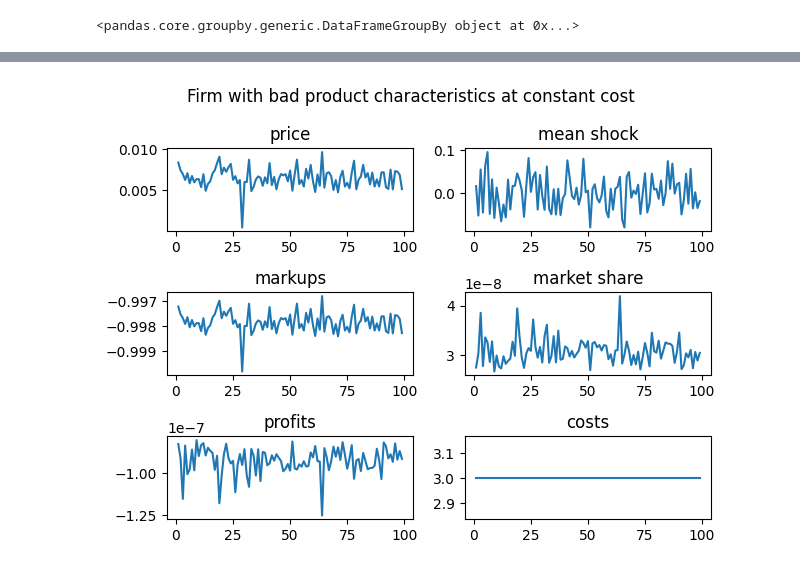
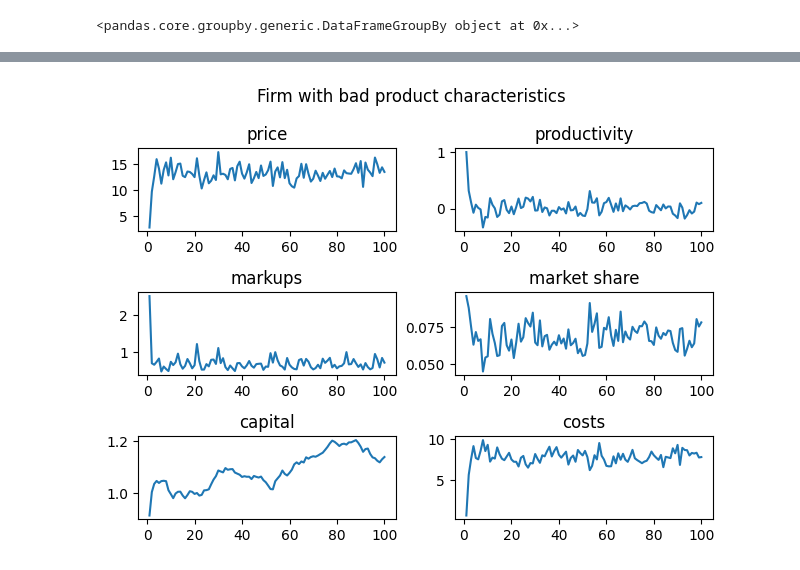
Before and after one commit to anuscabc/markdown_estimation, a Jupyter notebook: plots/plot_single_run.ipynb, the cells around one changed output, grey strips where cells are left out. Drawn from its saved outputs; the diff is of its cells as text; code cells hidden in the pictures.

```diff
--- a/plots/plot_single_run.ipynb
+++ b/plots/plot_single_run.ipynb
@@ -2,7 +2,7 @@
 import pandas as pd
 import matplotlib.pyplot as plt
 # %%
-df = pd.read_csv('../data/market_100.csv')
+df = pd.read_csv('../data/market_integrates_100.csv')
 # %%
 df_grouped = df.groupby('product')
 print(df_grouped)
@@ -70,9 +70,9 @@ plt.show()
 # %%
-df_cc = pd.read_csv('../data/market_constant_cost100.csv')
-print(df_cc.head(11))
-df_grouped_cc = df_cc.groupby('product')
+# df_cc = pd.read_csv('../data/market_constant_cost100.csv')
+print(df.head(11))
+df_grouped_cc = df.groupby('product')
 # Look at the firm with bad product charactristics
 group1_cc = df_grouped_cc.get_group(1)
 # Look at a firm with good product characteristics
-group4_cc = df_grouped_cc.get_group(4)
+group4_cc = df_grouped_cc.get_group(5)
 # %% [output]
@@ -96,24 +96,24 @@ group4_cc = df_grouped_cc.get_group(4)
 # %%
 fig, [[ax1, ax2], [ax3, ax4], [ax5, ax6]] = plt.subplots(3, 2)
-fig.suptitle(f'Firm with bad product characteristics at constant cost')
+fig.suptitle(f'Firm with bad product characteristics')
 
 ax1.plot(group1_cc.time, group1_cc.price)
-ax2.plot(group1_cc.time, group1_cc.shocks)
+ax2.plot(group1_cc.time, group1_cc.productivity)
 ax3.plot(group1_cc.time, group1_cc.markups)
 ax4.plot(group1_cc.time, group1_cc.mshare)
-ax5.plot(group1_cc.time, group1_cc.profits)
-ax6.plot(group1_cc.time, group1_cc.cost)
+ax5.plot(group1_cc.time, group1_cc.capital)
+ax6.plot(group1_cc.time, group1_cc.marginal_cost)
 
 ax1.set_title('price')
-ax2.set_title('mean shock')
+ax2.set_title('productivity')
 ax3.set_title('markups')
 ax4.set_title('market share')
-ax5.set_title('profits')
+ax5.set_title('capital')
 ax6.set_title('costs')
 
 plt.tight_layout()
 plt.show()
 # %% [output]
-[figure, old version]
+[figure, new version]
 # %%
 fig, [[ax1, ax2], [ax3, ax4], [ax5, ax6]] = plt.subplots(3, 2)
```
Also changed, not shown: parts of 7 cells of this notebook, 4 other files.
